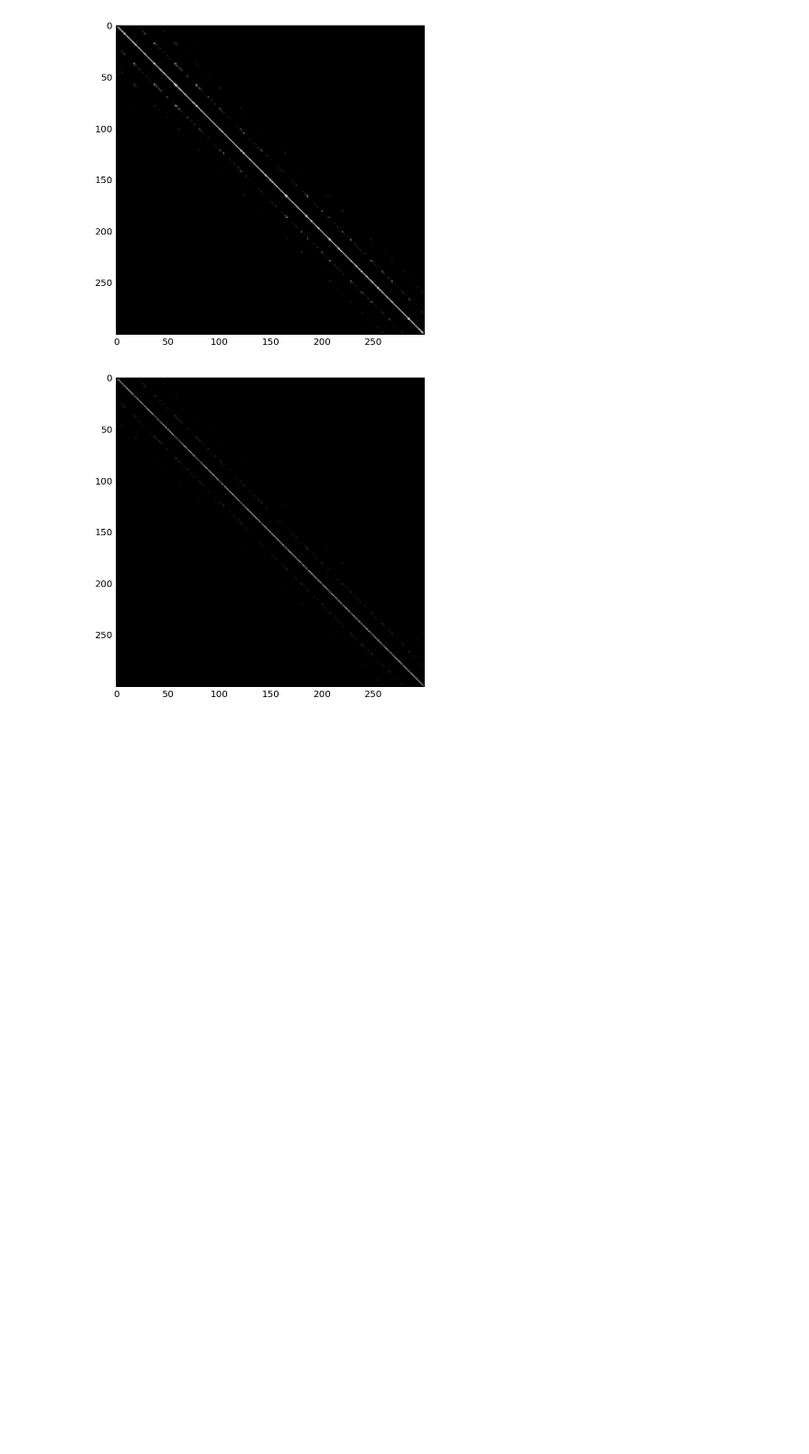
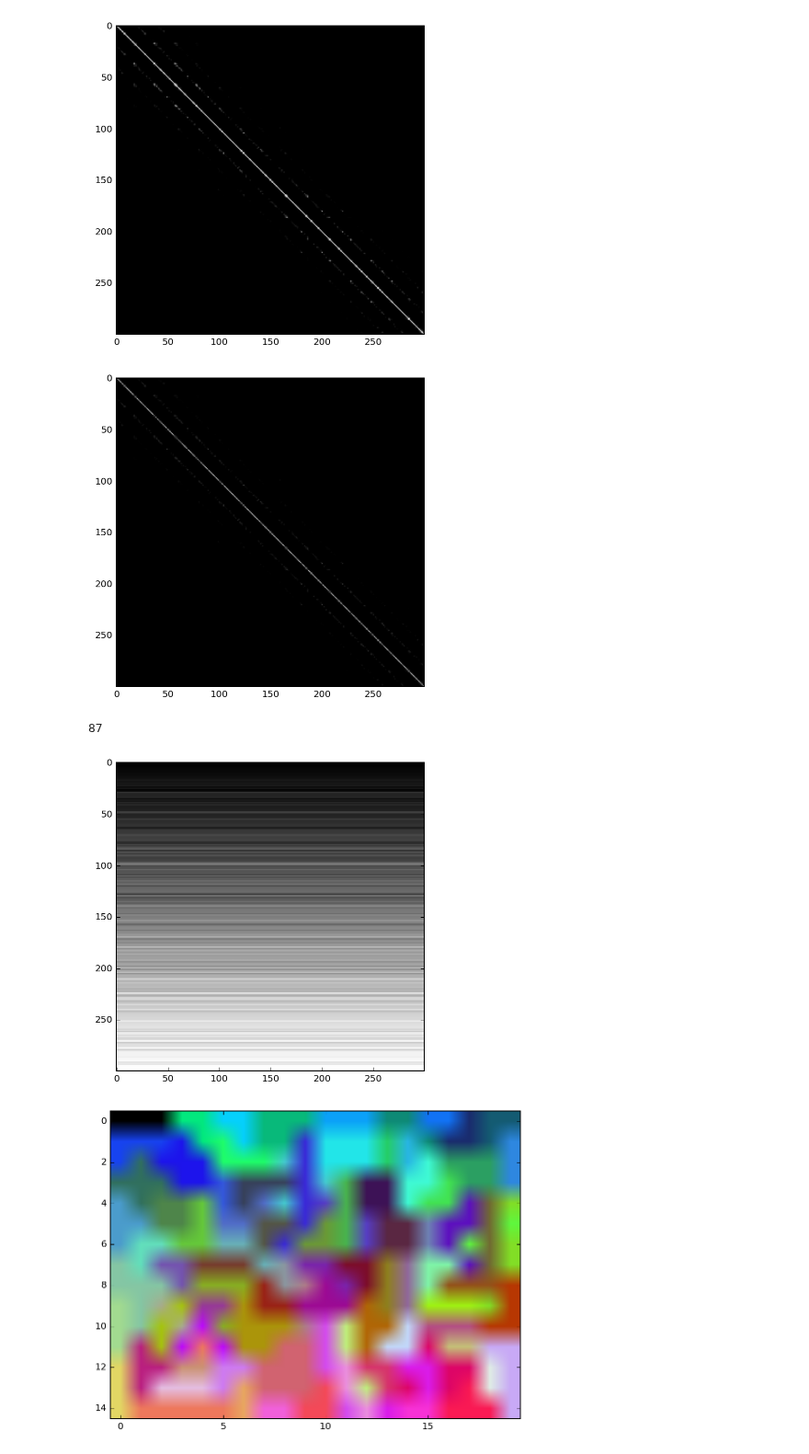
Before and after one commit to Sheph/anomaly, a Jupyter notebook: robust_run.ipynb, the cells around one changed output. Shown at 92% size. Saved outputs shown, nothing was run; the diff lists cells and outputs as text; code cells hidden in the pictures; blank space fills up the shorter version.

Commit message:
robust: segmentation visualization...
complete rubbish, the Aij similarity matrix proposed is
total bulls*it :(

```diff
--- a/robust_run.ipynb
+++ b/robust_run.ipynb
@@ -70,7 +70,7 @@ h, w, T 320 240 50
 cell_size 16
 # %%
 Ncells = Nx * Ny
-R = 5.0
+R = 111111115.0
 
 def cell2xy(idx):
     y = int(idx / Nx)
@@ -88,6 +88,7 @@ for i in range(Ncells):
         bcd1 = bcd_arr[:, int(ci[1]), int(ci[0]), :]
         bcd2 = bcd_arr[:, int(cj[1]), int(cj[0]), :]
         Dij_bcd[i, j] = distance.cosine(bcd1.flatten(), bcd2.flatten())
+        #Dij_bcd[i, j] = np.linalg.norm(bcd1.flatten() - bcd2.flatten())
         Dij_dist[i, j] = mag
 
 Aij = np.zeros((Ncells, Ncells), np.float64)
@@ -98,9 +99,20 @@ for i in range(Aij.shape[0]):
     row = np.sort(Dij_bcd[i, :])
     row = np.trim_zeros(row)
     sigmaBCD[i] = row[6]
+
+    #row = Dij_bcd[i, :]
+    #gm1 = GaussianMixture(n_components=1, covariance_type='diag')
+    #gm1.fit(row.reshape(-1, 1))
+    #sigmaBCD[i] = gm1.covariances_[0][0]
+
     row = np.sort(Dij_dist[i, :])
     row = np.trim_zeros(row)
     sigmaDIST[i] = row[6]
+
+    #row = Dij_dist[i, :]
+    #gm1 = GaussianMixture(n_components=1, covariance_type='diag')
+    #gm1.fit(row.reshape(-1, 1))
+    #sigmaDIST[i] = gm1.covariances_[0][0]
 
 for i in range(Aij.shape[0]):
     for j in range(Aij.shape[0]):
@@ -111,7 +123,7 @@ for i in range(Aij.shape[0]):
             Aij[i, j] = np.exp((-1.0 * (Dij_bcd[i,j]**2.0)) / (sigmaBCD[i] * sigmaBCD[j]) +
                                (-1.0 * (Dij_dist[i,j]**2.0)) / (sigmaDIST[i] * sigmaDIST[j]))
         else:
-            Aij[i, j] = 0
+            Aij[i, j] = 10000
 
 plt.figure()
 plt.imshow(Aij, cmap='gray')
@@ -129,3 +141,46 @@ plt.show()
 # %% [output]
 [figure]
 [figure]
+# %%
+from sklearn.cluster import AffinityPropagation
+
+def get_spaced_colors(n):
+    max_value = 16581375 #255**3
+    interval = int(max_value / n)
+    colors = [hex(I)[2:].zfill(6) for I in range(0, max_value, interval)]
+
+    return [(int(i[:2], 16), int(i[2:4], 16), int(i[4:], 16)) for i in colors]
+
+af = AffinityPropagation(affinity='precomputed').fit(Aij)
+
+finalK2 = len(af.cluster_centers_indices_)
+print(finalK2)
+
+AM = np.zeros((Ncells, Ncells), np.float64)
+for i in range(Ncells):
+    for j in range(Ncells):
+        AM[i, j] = af.labels_[i]
+
+plt.figure()
+plt.imshow(AM, cmap='gray')
+plt.show()
+
+clrs = np.zeros((Ny, Nx, 3), np.uint8)
+
+cc = get_spaced_colors(finalK2)
+
+for i in range(finalK2):
+    for j in range(Ncells):
+        if af.labels_[j] == i:
+            c = cell2xy(j)
+            clrs[int(c[1]), int(c[0]), 0] = cc[i][0]
+            clrs[int(c[1]), int(c[0]), 1] = cc[i][1]
+            clrs[int(c[1]), int(c[0]), 2] = cc[i][2]
+
+plt.figure()
+plt.imshow(clrs)
+plt.show()
+# %% [output]
+87
+[figure, added]
+[figure, added]
```
Also changed, not shown: 1 other file.
